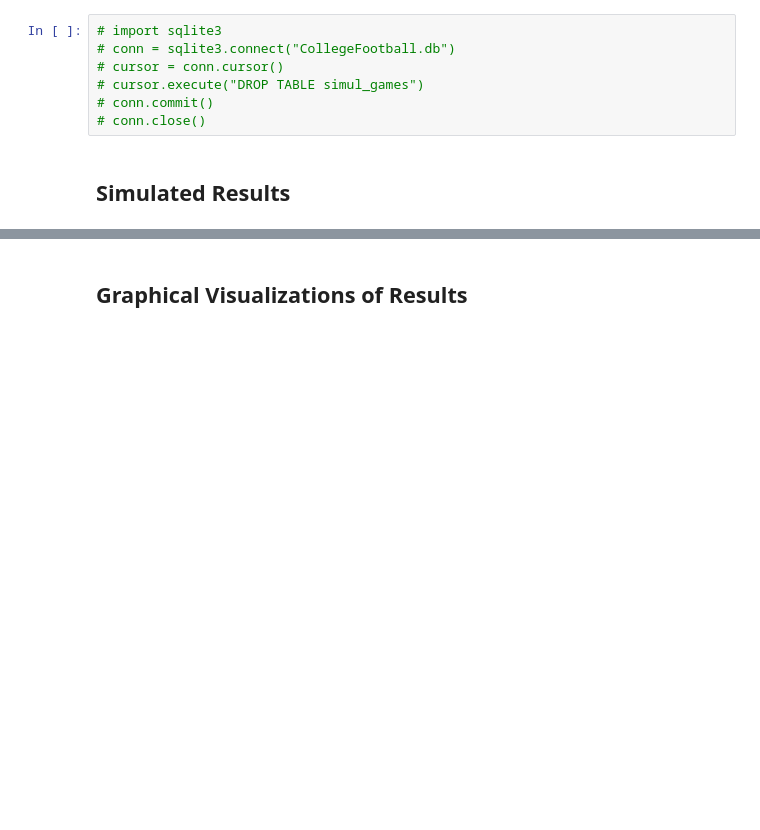
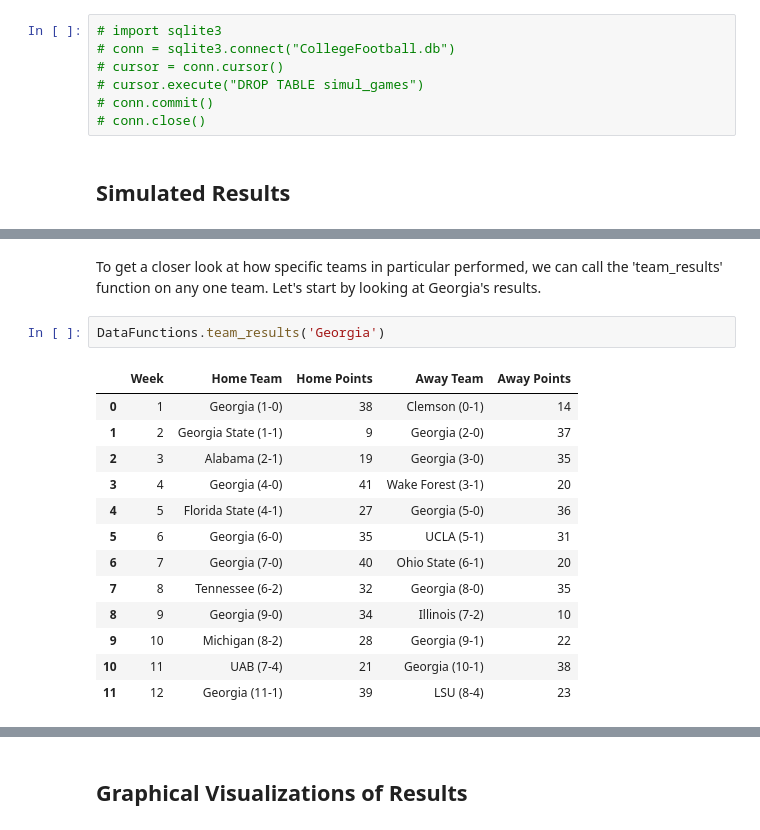
Before and after one commit to dyeds/PIC-16B-Project, a Jupyter notebook: FinalReport.ipynb, the cells around one changed output, grey strips where cells are left out. Cells and saved outputs as stored; diff of their text form; blank space fills up the shorter version.

```diff
--- a/FinalReport.ipynb
+++ b/FinalReport.ipynb
@@ -627,0 +686,18 @@ Note: The code below allows us to remove the previously simulated games from our
+# %% [markdown]
+To get a closer look at how specific teams in particular performed, we can call the 'team_results' function on any one team. Let's start by looking at Georgia's results.
+# %%
+DataFunctions.team_results('Georgia')
+# %% [output]
+|  | Week | Home Team | Home Points | Away Team | Away Points |
+| 0 | 1 | Georgia (1-0) | 38 | Clemson (0-1) | 14 |
+| 1 | 2 | Georgia State (1-1) | 9 | Georgia (2-0) | 37 |
+| 2 | 3 | Alabama (2-1) | 19 | Georgia (3-0) | 35 |
+| 3 | 4 | Georgia (4-0) | 41 | Wake Forest (3-1) | 20 |
+| 4 | 5 | Florida State (4-1) | 27 | Georgia (5-0) | 36 |
+| 5 | 6 | Georgia (6-0) | 35 | UCLA (5-1) | 31 |
+| 6 | 7 | Georgia (7-0) | 40 | Ohio State (6-1) | 20 |
+| 7 | 8 | Tennessee (6-2) | 32 | Georgia (8-0) | 35 |
+| 8 | 9 | Georgia (9-0) | 34 | Illinois (7-2) | 10 |
+| 9 | 10 | Michigan (8-2) | 28 | Georgia (9-1) | 22 |
+| 10 | 11 | UAB (7-4) | 21 | Georgia (10-1) | 38 |
+| 11 | 12 | Georgia (11-1) | 39 | LSU (8-4) | 23 |
```
Also changed, not shown: parts of 24 cells of this notebook, 1 other file.
